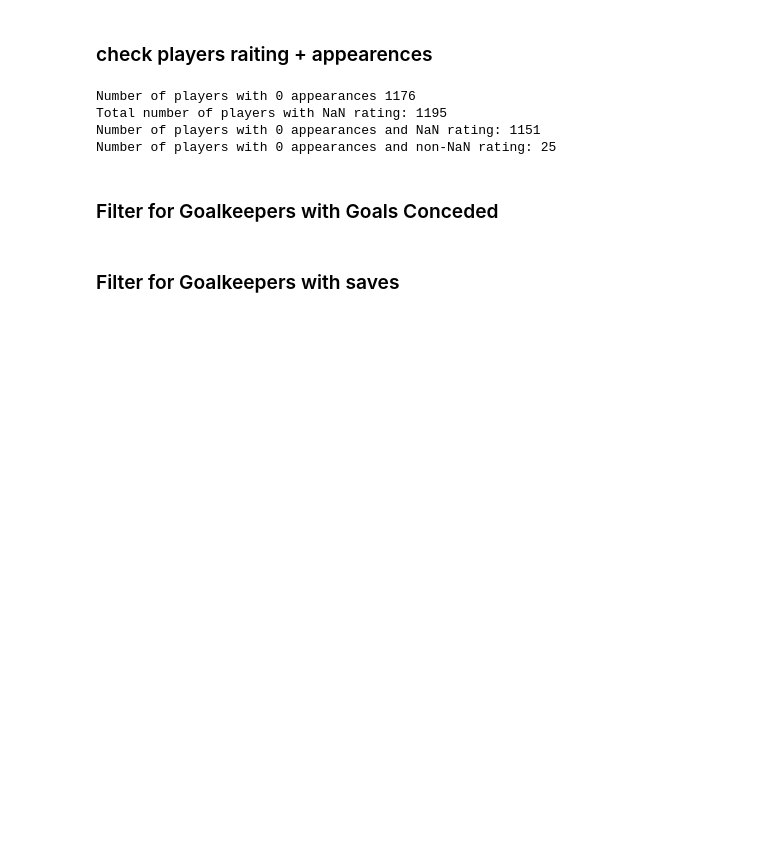
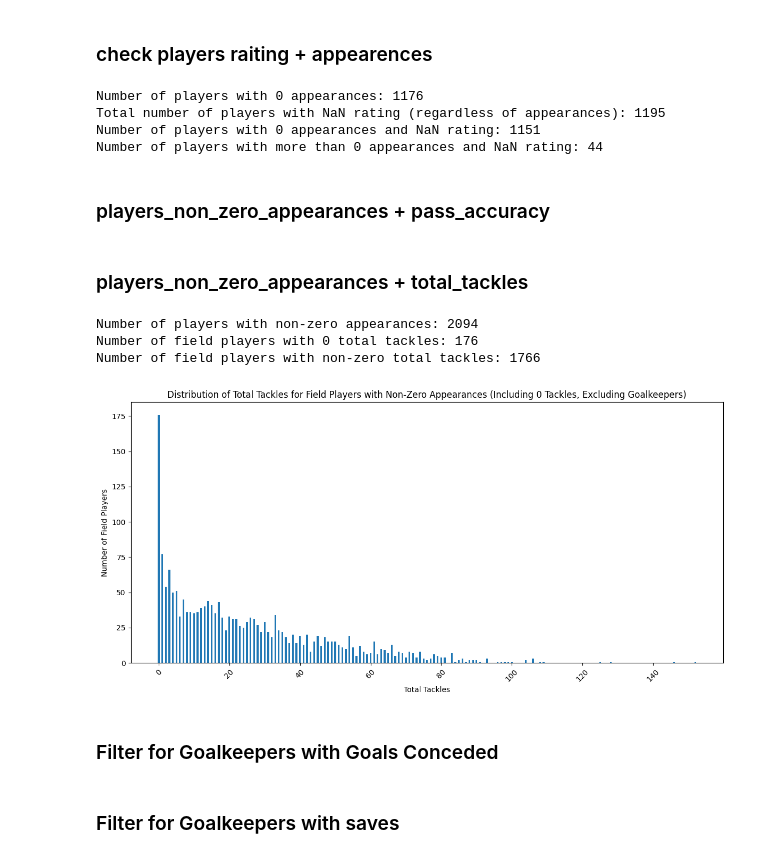
Before and after one commit to PLAI-BOOK/EDA, a Jupyter notebook: Tables_EDA/Players/players_notebook.ipynb, the cells around one changed output. Drawn from its saved outputs; the diff is of its cells as text; code cells hidden in the pictures; blank space fills up the shorter version.

```diff
--- a/Tables_EDA/Players/players_notebook.ipynb
+++ b/Tables_EDA/Players/players_notebook.ipynb
@@ -7,7 +9,12 @@ import matplotlib.pyplot as plt
 import matplotlib as mpl
 import seaborn as sns
 data = pd.read_csv('players.csv')
+# all numeric columns
 numeric_data = data.select_dtypes(include='number')
+# players with zero appearances
+players_zero_appearances = data[(data['appearances'] == 0) ]
+# players with non zero appearances
+players_non_zero_appearances = data[(data['appearances'] != 0) ]
 # print (data.head())
 print(data.columns.tolist())
 # %% [output]
@@ -89,21 +119,23 @@ for column in columns_to_plot:
 # %% [markdown]
 ### check players raiting + appearences
 # %%
-# Filter for players with 0 appearances, and 0 other stuff
-players_zero_appearances = data[data['appearances'] == 0]
-print("Number of players with 0 appearances" ,len(players_zero_appearances))
+print("Number of players with 0 appearances:", len(players_zero_appearances))
 
 # Additional filter for players with NaN rating (regardless of appearances)
 players_with_nan_rating = data[data['rating'].isna()]
-print("Total number of players with NaN rating:", len(players_with_nan_rating))
+print("Total number of players with NaN rating (regardless of appearances):", len(players_with_nan_rating))
 
-players_zero_appearances = data[(data['appearances'] == 0) & (data['rating'].isna())]
-print("Number of players with 0 appearances and NaN rating:", len(players_zero_appearances))
+# Players with 0 appearances and NaN rating
+players_zero_appearances_nan_rating = players_zero_appearances[players_zero_appearances['rating'].isna()]
+print("Number of players with 0 appearances and NaN rating:", len(players_zero_appearances_nan_rating))
 
-players_zero_appearances = data[(data['appearances'] == 0) & (~data['rating'].isna())]
-print("Number of players with 0 appearances and non-NaN rating:", len(players_zero_appearances))
+# Players with more than 0 appearances and NaN rating
+players_non_zero_appearances_nan_rating = players_non_zero_appearances[players_non_zero_appearances['rating'].isna()]
+print("Number of players with more than 0 appearances and NaN rating:", len(players_non_zero_appearances_nan_rating))
 # %% [output]
-Number of players with 0 appearances 1176
-Total number of players with NaN rating: 1195
+Number of players with 0 appearances: 1176
+Total number of players with NaN rating (regardless of appearances): 1195
 Number of players with 0 appearances and NaN rating: 1151
-Number of players with 0 appearances and non-NaN rating: 25
+Number of players with more than 0 appearances and NaN rating: 44
+# %% [markdown]
+### players_non_zero_appearances + pass_accuracy
@@ -110,3 +168,38 @@ Number of players with 0 appearances and non-NaN rating: 25
+# %% [markdown]
+### players_non_zero_appearances + total_tackles
+# %%
+# Print total number of players with non-zero appearances
+print("Number of players with non-zero appearances:", len(players_non_zero_appearances))
+
+# Filter out goalkeepers from players_non_zero_appearances
+field_players_non_zero_appearances = players_non_zero_appearances[players_non_zero_appearances['position'] != 'Goalkeeper']
+
+# Count the players with 0 total tackles (excluding goalkeepers)
+zero_tackles_count = len(field_players_non_zero_appearances[field_players_non_zero_appearances['total_tackles'] == 0])
+print("Number of field players with 0 total tackles:", zero_tackles_count)
+
+# Count the players with more than 0 total tackles (excluding goalkeepers)
+non_zero_tackles_count = len(field_players_non_zero_appearances[field_players_non_zero_appearances['total_tackles'] > 0])
+print("Number of field players with non-zero total tackles:", non_zero_tackles_count)
+
+# Group by total tackles and count the number of players for each tackle level (including 0 tackles, excluding goalkeepers)
+tackles_counts = field_players_non_zero_appearances['total_tackles'].value_counts().sort_index()
+
+# Plotting the distribution of total tackles (including 0 tackles, excluding goalkeepers)
+plt.figure(figsize=(12, 6))
+plt.bar(tackles_counts.index, tackles_counts.values, width=0.5)
+plt.xlabel('Total Tackles')
+plt.ylabel('Number of Field Players')
+plt.title('Distribution of Total Tackles for Field Players with Non-Zero Appearances (Including 0 Tackles, Excluding Goalkeepers)')
+plt.xticks(rotation=45)
+plt.tight_layout()
+
+plt.show()
+# %% [output]
+Number of players with non-zero appearances: 2094
+Number of field players with 0 total tackles: 176
+Number of field players with non-zero total tackles: 1766
+[figure, added]
 # %% [markdown]
 ### Filter for Goalkeepers with Goals Conceded
 # %%
```
Also changed, not shown: parts of 12 cells of this notebook.
